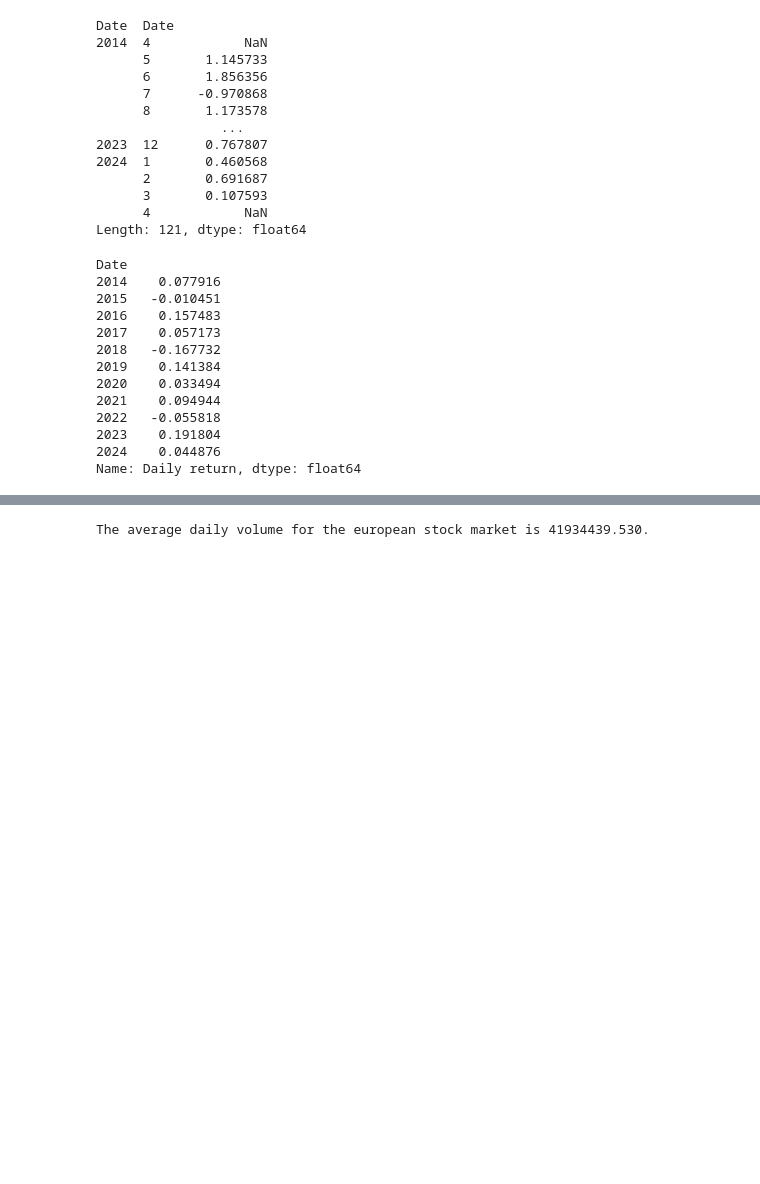
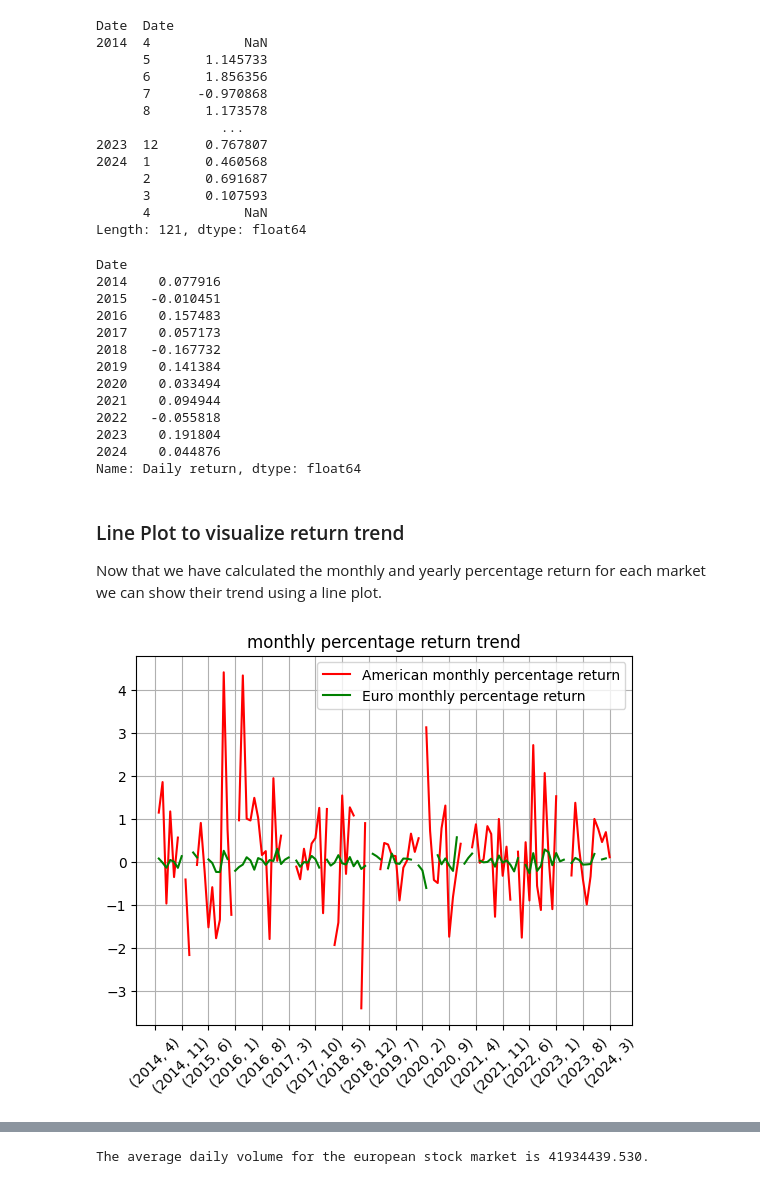
Before and after one commit to kozen88/StockAnalisys, a Jupyter notebook: Stock_analisys.ipynb, the cells around one changed output, grey strips where cells are left out. Cells and saved outputs as stored; diff of their text form; code cells hidden in the pictures; blank space fills up the shorter version.

```diff
--- a/Stock_analisys.ipynb
+++ b/Stock_analisys.ipynb
@@ -393,3 +394,25 @@ Name: Daily return, dtype: float64
 #df_yearly_percentage_return_american.to_excel('yearly_percentage_return_american.xlsx')
 #df_risultati.to_excel('return_per_month_and_year_euro_market.xlsx')
 #df_yearly_percentage_return_euro.to_excel('yearly_percentage_return_euro.xlsx')
+# %% [markdown]
+### Line Plot to visualize return trend
+Now that we have calculated the monthly and yearly percentage return for each market we can show their trend using a line plot.
+# %%
+# lets plot the situation of the monthly percentage
+
+# Convert Serries index into string
+index_strings_american = [str(index) for index in df_monthly_percentage_return_american.index]
+index_strings_euro = [str(index) for index in df_monthly_percentage_return_euro.index]
+
+
+plt.plot(index_strings_american, df_monthly_percentage_return_american.to_numpy(), label='American monthly percentage return', color='red')
+plt.title('monthly percentage return trend')
+plt.plot(index_strings_euro, df_monthly_percentage_return_euro.to_numpy(), label='Euro monthly percentage return', color='green')
+plt.grid()
+# selection of the date indexz to show for readability
+plt.xticks(index_strings_american[::7], rotation=45)
+plt.legend()
+
+plt.show()
+# %% [output]
+[figure, added]
```
Also changed, not shown: parts of 17 cells of this notebook.
